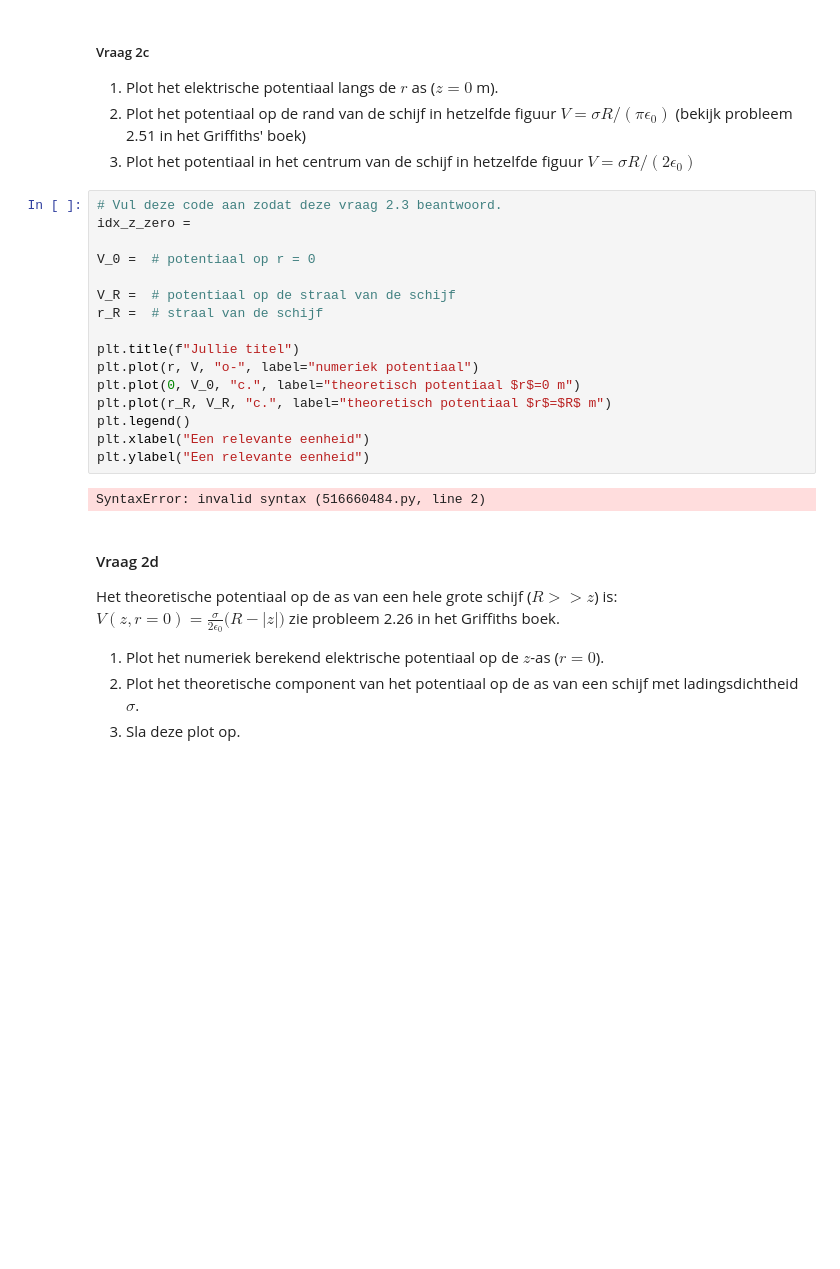
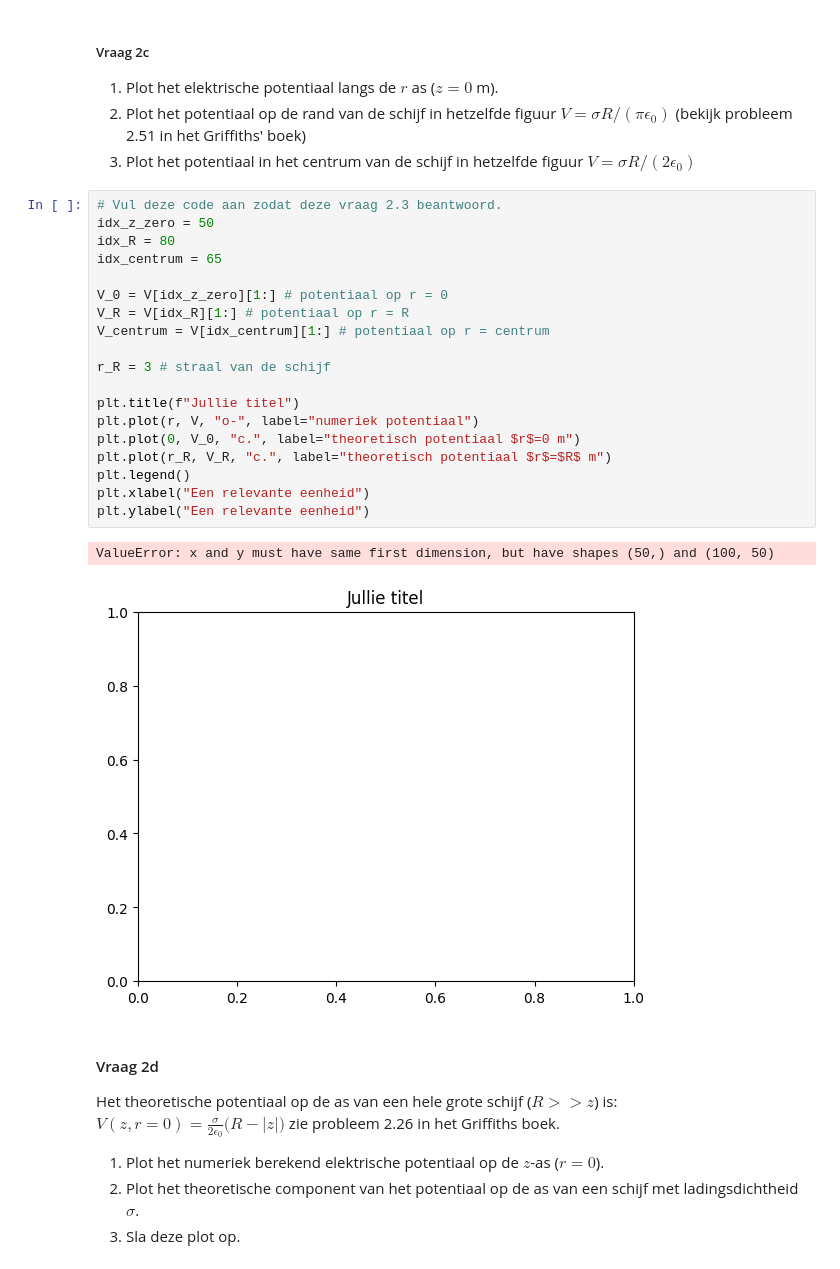
Before and after one commit to ErikvdBerkmortel/DEF-repository, a Jupyter notebook: DigitaleOntwerpopdrachten/1CondensatorOpdracht/CondensatorOntwerpopdracht.ipynb, the cells around one changed output. Drawn from its saved outputs; the diff is of its cells as text; blank space fills up the shorter version.

```diff
--- a/DigitaleOntwerpopdrachten/1CondensatorOpdracht/CondensatorOntwerpopdracht.ipynb
+++ b/DigitaleOntwerpopdrachten/1CondensatorOpdracht/CondensatorOntwerpopdracht.ipynb
@@ -204,22 +204,26 @@ De oppervlakte ladingsdichtheid is sigma = 9.95e-13 C/m^2
 3. Plot het potentiaal in het centrum van de schijf in hetzelfde figuur $V = \sigma R/(2 \epsilon_0)$
 # %%
 # Vul deze code aan zodat deze vraag 2.3 beantwoord.
-idx_z_zero =
+idx_z_zero = 50
+idx_R = 80
+idx_centrum = 65
 
-V_0 =  # potentiaal op r = 0
+V_0 = V[idx_z_zero][1:] # potentiaal op r = 0
+V_R = V[idx_R][1:] # potentiaal op r = R
+V_centrum = V[idx_centrum][1:] # potentiaal op r = centrum
 
-V_R =  # potentiaal op de straal van de schijf
-r_R =  # straal van de schijf
+r_R = 3 # straal van de schijf
 
 plt.title(f"Jullie titel")
 plt.plot(r, V, "o-", label="numeriek potentiaal")
 plt.plot(0, V_0, "c.", label="theoretisch potentiaal $r$=0 m")
 plt.plot(r_R, V_R, "c.", label="theoretisch potentiaal $r$=$R$ m")
 plt.legend()
 plt.xlabel("Een relevante eenheid")
 plt.ylabel("Een relevante eenheid")
 # %% [output]
-SyntaxError: invalid syntax (516660484.py, line 2)
+ValueError: x and y must have same first dimension, but have shapes (50,) and (100, 50)
+[figure, added]
 # %% [markdown]
 #### Vraag 2d
 
```
